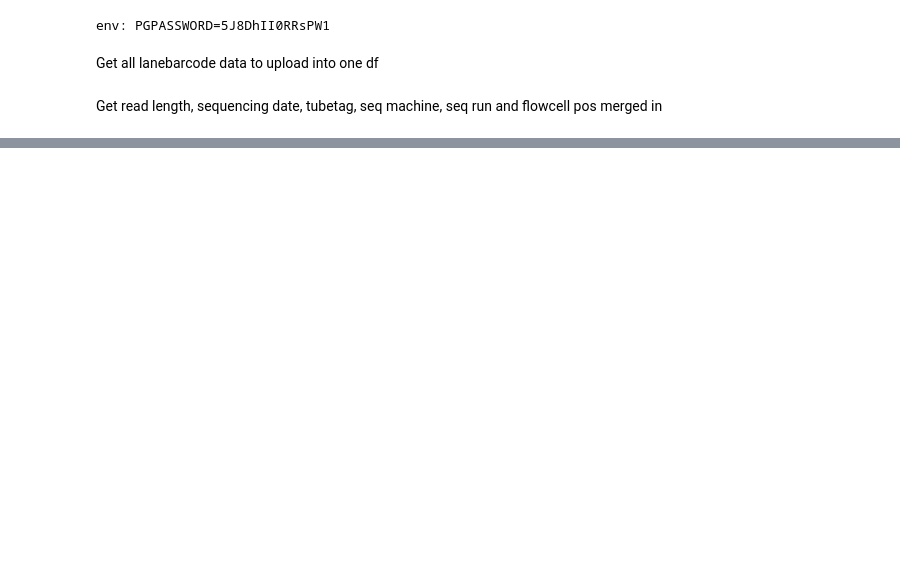
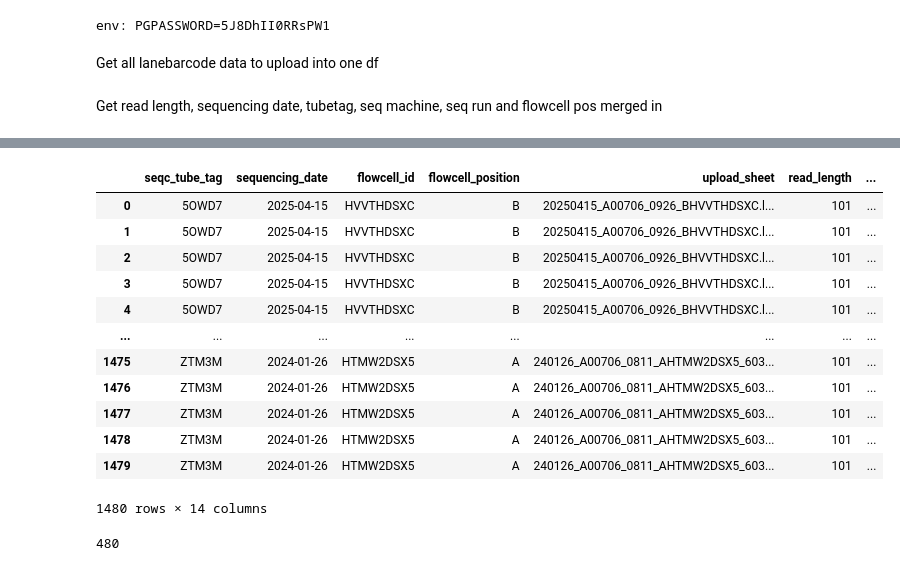
Before and after one commit to magnujo/gg-metadatabase-ui, a Jupyter notebook: notebooks/lanebarcode_batch_upload.ipynb, the cells around one changed output, grey strips where cells are left out. Drawn from its saved outputs; the diff is of its cells as text; code cells hidden in the pictures; blank space fills up the shorter version.

```diff
--- a/notebooks/lanebarcode_batch_upload.ipynb
+++ b/notebooks/lanebarcode_batch_upload.ipynb
@@ -284,0 +292,44 @@ flowcell_data
+# %%
+top_unknown_barcodes.rename(columns={
+    'Flowcell ID': 'flowcell_id'}, inplace=True)
+# %%
+tusb_to_upload.drop(columns=['ID',
+                             'BSSHRunID',
+                             'WorkingID',
+                             'RunSheetID',
+                             'InstrumentID',
+                             'Notes by Julie',
+                             'SequencingOK',
+                             'full_flowcell_id',
+                             'duplicate_flowcell',
+                             'run',
+                             'date',
+                             'machine',
+                             'side',
+                             'flowcell',
+                             'ttags'],
+                             inplace=True, errors='ignore')
+# %%
+tusb_to_upload = tusb_to_upload.merge(top_unknown_barcodes, how='inner', validate='one_to_many', on='flowcell_id')
+# %%
+tusb_to_upload = tusb_to_upload.rename(columns=translator_tusb)
+# %%
+tusb_to_upload
+# %% [output]
+|  | seqc_tube_tag | sequencing_date | flowcell_id | flowcell_position | upload_sheet | read_length | ... |
+| 0 | 5OWD7 | 2025-04-15 | HVVTHDSXC | B | 20250415_A00706_0926_BHVVTHDSXC.l... | 101 | ... |
+| 1 | 5OWD7 | 2025-04-15 | HVVTHDSXC | B | 20250415_A00706_0926_BHVVTHDSXC.l... | 101 | ... |
+| 2 | 5OWD7 | 2025-04-15 | HVVTHDSXC | B | 20250415_A00706_0926_BHVVTHDSXC.l... | 101 | ... |
+| 3 | 5OWD7 | 2025-04-15 | HVVTHDSXC | B | 20250415_A00706_0926_BHVVTHDSXC.l... | 101 | ... |
+| 4 | 5OWD7 | 2025-04-15 | HVVTHDSXC | B | 20250415_A00706_0926_BHVVTHDSXC.l... | 101 | ... |
+| ... | ... | ... | ... | ... | ... | ... | ... |
+| 1475 | ZTM3M | 2024-01-26 | HTMW2DSX5 | A | 240126_A00706_0811_AHTMW2DSX5_603... | 101 | ... |
+| 1476 | ZTM3M | 2024-01-26 | HTMW2DSX5 | A | 240126_A00706_0811_AHTMW2DSX5_603... | 101 | ... |
+| 1477 | ZTM3M | 2024-01-26 | HTMW2DSX5 | A | 240126_A00706_0811_AHTMW2DSX5_603... | 101 | ... |
+| 1478 | ZTM3M | 2024-01-26 | HTMW2DSX5 | A | 240126_A00706_0811_AHTMW2DSX5_603... | 101 | ... |
+| 1479 | ZTM3M | 2024-01-26 | HTMW2DSX5 | A | 240126_A00706_0811_AHTMW2DSX5_603... | 101 | ... |
+1480 rows × 14 columns
+# %%
+tusb_to_upload.to_sql('top_unknown_seq_barcodes', ENGINE, if_exists='append', index=False)
+# %% [output]
+480
```
Also changed, not shown: parts of 77 cells of this notebook, 6 other files.
